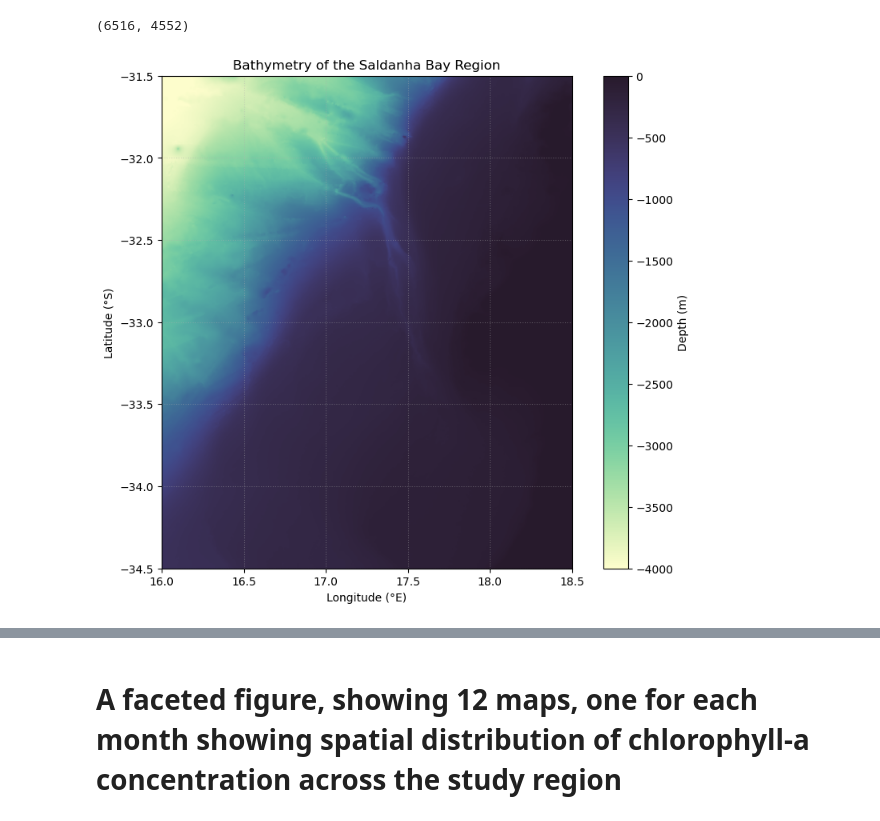
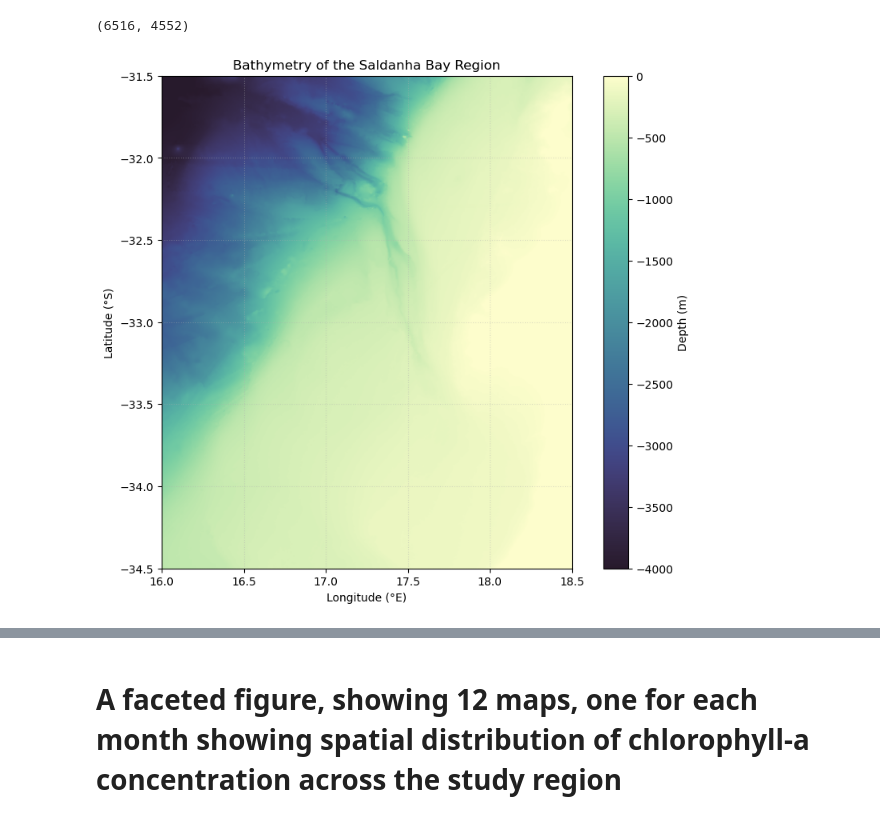
Before and after one commit to SCaluza/SAMOS2026-Core3CS-SALDANA-BAY, a Jupyter notebook: Ocean_colour_analysis.ipynb, the cells around one changed output, grey strips where cells are left out. Cells and saved outputs as stored; diff of their text form; code cells hidden in the pictures.

```diff
--- a/Ocean_colour_analysis.ipynb
+++ b/Ocean_colour_analysis.ipynb
@@ -106,32 +106,32 @@ y_min, y_max = bathy.y_range.values
 
 # Plot bathymetry of the Saldanha Bay region
 
 plt.figure(figsize=(10, 8))
 
 plt.imshow(
     z,
     origin="lower",
-    cmap=cmocean.cm.deep,
+    cmap=cmocean.cm.deep_r,
     vmin=-4000,
     vmax=0,
     extent=[x_min, x_max, y_min, y_max]
 )
 
 # Add colorbar
 cbar = plt.colorbar()
 cbar.set_label("Depth (m)")
 
 # Labels and title
 plt.title("Bathymetry of the Saldanha Bay Region")
 plt.xlabel("Longitude (°E)")
 plt.ylabel("Latitude (°S)")
 
 # Improve readability
 plt.grid(True, linestyle=":", alpha=0.4)
 
 # Save figure
 plt.savefig("figures/bathymetry_saldanha.png", dpi=300, bbox_inches="tight")
 
 plt.show()
 # %% [output]
-[figure, old version]
+[figure, new version]
```
Also changed, not shown: parts of 7 cells of this notebook, 3 other files.
